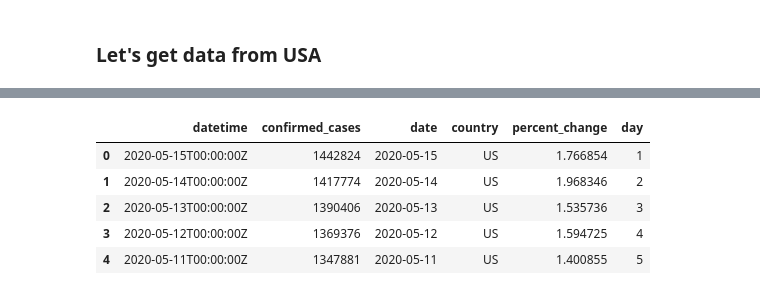
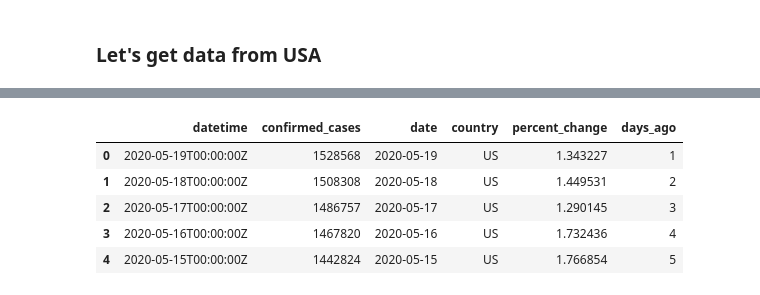
Before and after one commit to AksChougule/clinical-text, a Jupyter notebook: covid19-cases/covid-19-cases-eda-with-covid19py.ipynb, the cells around one changed output, grey strips where cells are left out. Cells and saved outputs as stored; diff of their text form; code cells hidden in the pictures.

```diff
--- a/covid19-cases/covid-19-cases-eda-with-covid19py.ipynb
+++ b/covid19-cases/covid-19-cases-eda-with-covid19py.ipynb
@@ -180,14 +180,14 @@ See the caveats in the documentation: http://pandas.pydata.org/pandas-docs/stabl
 # %%
 us_confirmed.reset_index(drop=True,inplace=True)
-us_confirmed['day'] = us_confirmed.index + 1
+us_confirmed['days_ago'] = us_confirmed.index + 1
 us_confirmed.head()
 # %% [output]
-|  | datetime | confirmed_cases | date | country | percent_change | day |
-| 0 | 2020-05-15T00:00:00Z | 1442824 | 2020-05-15 | US | 1.766854 | 1 |
-| 1 | 2020-05-14T00:00:00Z | 1417774 | 2020-05-14 | US | 1.968346 | 2 |
-| 2 | 2020-05-13T00:00:00Z | 1390406 | 2020-05-13 | US | 1.535736 | 3 |
-| 3 | 2020-05-12T00:00:00Z | 1369376 | 2020-05-12 | US | 1.594725 | 4 |
-| 4 | 2020-05-11T00:00:00Z | 1347881 | 2020-05-11 | US | 1.400855 | 5 |
+|  | datetime | confirmed_cases | date | country | percent_change | days_ago |
+| 0 | 2020-05-19T00:00:00Z | 1528568 | 2020-05-19 | US | 1.343227 | 1 |
+| 1 | 2020-05-18T00:00:00Z | 1508308 | 2020-05-18 | US | 1.449531 | 2 |
+| 2 | 2020-05-17T00:00:00Z | 1486757 | 2020-05-17 | US | 1.290145 | 3 |
+| 3 | 2020-05-16T00:00:00Z | 1467820 | 2020-05-16 | US | 1.732436 | 4 |
+| 4 | 2020-05-15T00:00:00Z | 1442824 | 2020-05-15 | US | 1.766854 | 5 |
 # %%
 # Last 30 days
 df = pd.concat([us_confirmed.iloc[:30,],india_confirmed.iloc[:30,]],ignore_index=True)
```
Also changed, not shown: parts of 17 cells of this notebook.
